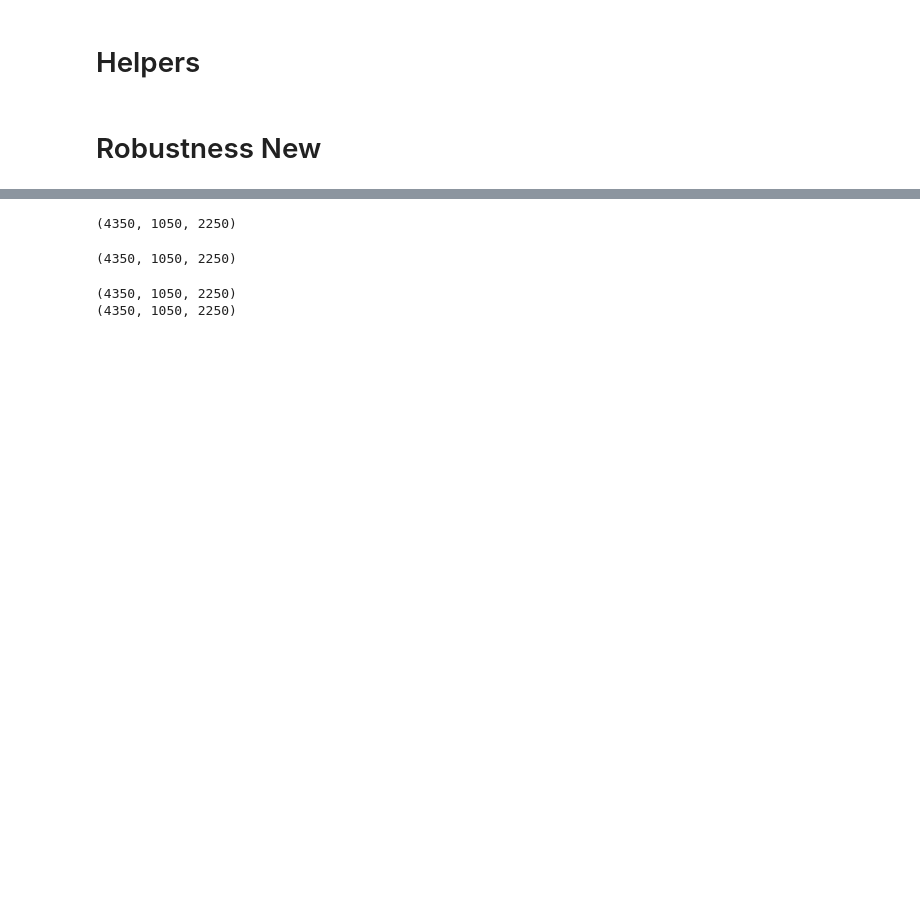
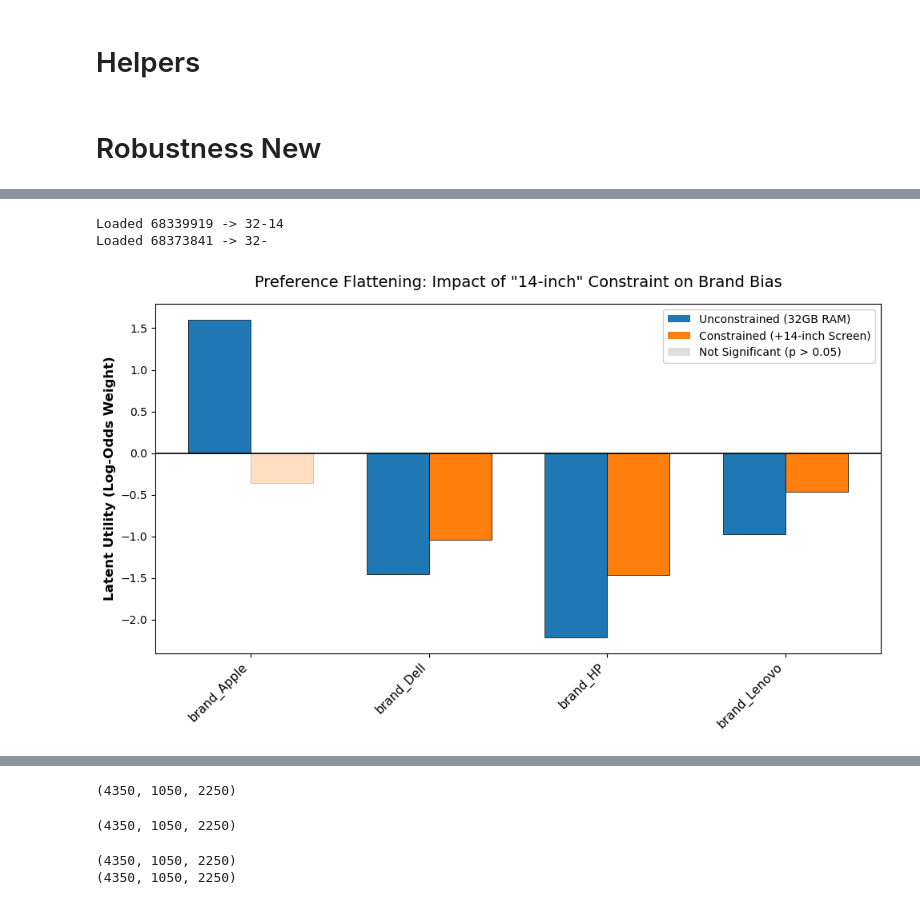
Before and after one commit to lotanamit5/WhatDoLLMsWant, a Jupyter notebook: num_vs_txt.ipynb, the cells around one changed output, grey strips where cells are left out. Cells and saved outputs as stored; diff of their text form; code cells hidden in the pictures; blank space fills up the shorter version.

```diff
--- a/num_vs_txt.ipynb
+++ b/num_vs_txt.ipynb
@@ -87,0 +262,74 @@ def fit_bradley_terry_statsmodels(df: pd.DataFrame, item_mapping: dict,
+# %%
+import os
+import json
+import pandas as pd
+
+basedir = 'data/laptops_robustness'
+
+# 1. Initialize dictionaries to hold both weights and p-values
+weights_dict = {}
+pvalues_dict = {}
+
+for filename in os.listdir(basedir):
+    config_path = os.path.join(basedir, filename, 'config.json')
+    if not os.path.isfile(config_path):
+        continue
+
+    with open(config_path, 'r') as f:
+        config = json.load(f)
+
+    model_size = config.get('model_size', '')
+
+    # Safely format the constraint string (convert None to empty string)
+    constraints = config.get('constraints', '')
+    if constraints is None:
+        constraints = ''
+
+    run_key = f"{model_size}-{constraints}"
+
+    # We only care about parsing these two specific runs for the plot
+    if run_key not in ['32-', '32-14']:
+        continue
+
+    print(f"Loaded {filename} -> {run_key}")
+
+    # Load data and fit model
+    df = pd.read_csv(os.path.join(basedir, filename, 'scores.csv'))
+    results = fit_feature_based_bradley_terry(df)
+
+    # 2. Store BOTH the weights and the p-values
+    weights_dict[run_key] = results['feature_scores']
+    pvalues_dict[run_key] = results['feature_pvalues']
+
+# --- Assemble the Final DataFrame for Plotting ---
+
+# Convert the dictionaries to pandas DataFrames
+df_weights = pd.DataFrame(weights_dict)
+df_pvalues = pd.DataFrame(pvalues_dict)
+
+# 3. Combine them into the exact format expected by the plotting function
+plot_df = pd.DataFrame({
+    'Feature': df_weights.index,
+    'Weight_32_Base': df_weights['32-'].values,
+    'Pval_32_Base': df_pvalues['32-'].values,
+    'Weight_32_14': df_weights['32-14'].values,
+    'Pval_32_14': df_pvalues['32-14'].values
+})
+
+# OPTIONAL: If your model fits weights for RAM, CPU, etc., and you ONLY
+# want to plot the Brand preference shift, uncomment this line:
+plot_df = plot_df[plot_df['Feature'].str.startswith('brand_')].reset_index(drop=True)
+
+# 4. Call the visualizer
+plot_preference_shift(
+    df=plot_df,
+    feature_col='Feature',
+    w_base_col='Weight_32_Base',
+    p_base_col='Pval_32_Base',
+    w_constrained_col='Weight_32_14',
+    p_constrained_col='Pval_32_14'
+)
+# %% [output]
+Loaded 68339919 -> 32-14
+Loaded 68373841 -> 32-
+[figure, added]
```
Also changed, not shown: parts of 5 cells of this notebook, 11 other files.
